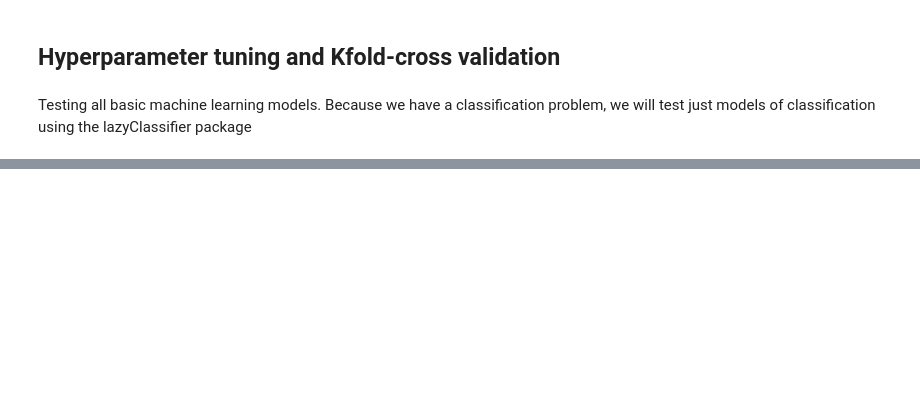
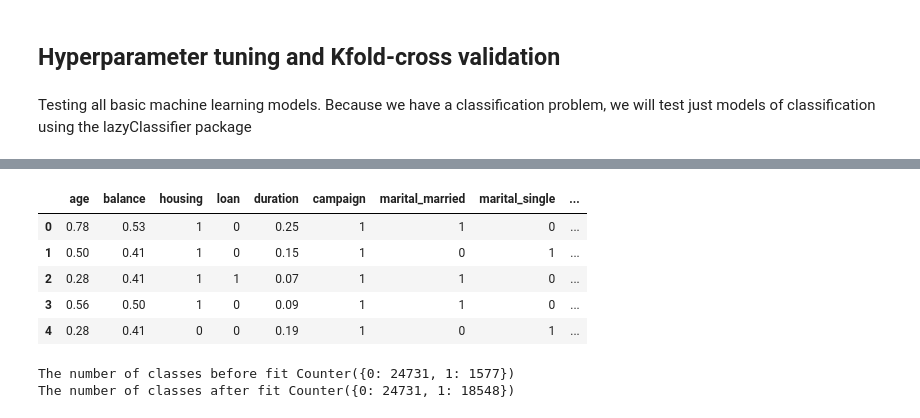
Before and after one commit to gbangout-apziva/term-deposit, a Jupyter notebook: termdeposit.ipynb, the cells around one changed output, grey strips where cells are left out. Saved outputs shown, nothing was run; the diff lists cells and outputs as text; code cells hidden in the pictures; blank space fills up the shorter version.

```diff
--- a/termdeposit.ipynb
+++ b/termdeposit.ipynb
@@ -686,0 +796,13 @@ Tunning parameter improve the accuracy (from 93.74% to 93.96%) but not for the R
+# %%
+selected_feat1 =['age', 'balance', 'housing', 'loan', 'duration','campaign','marital_married', 'marital_single',
+       'contact_cellular', 'contact_unknown', 'education_primary', 'education_tertiary']
+# %%
+X1 = X[selected_feat1]
+X1.head()
+# %% [output]
+|  | age | balance | housing | loan | duration | campaign | marital_married | marital_single | ... |
+| 0 | 0.78 | 0.53 | 1 | 0 | 0.25 | 1 | 1 | 0 | ... |
+| 1 | 0.50 | 0.41 | 1 | 0 | 0.15 | 1 | 0 | 1 | ... |
+| 2 | 0.28 | 0.41 | 1 | 1 | 0.07 | 1 | 1 | 0 | ... |
+| 3 | 0.56 | 0.50 | 1 | 0 | 0.09 | 1 | 1 | 0 | ... |
+| 4 | 0.28 | 0.41 | 0 | 0 | 0.19 | 1 | 0 | 1 | ... |
@@ -686,0 +811,8 @@ Tunning parameter improve the accuracy (from 93.74% to 93.96%) but not for the R
+# %%
+os=RandomOverSampler(0.75)
+X_train_ns1,y_train_ns1=os.fit_resample(X_train1,y_train1)
+print("The number of classes before fit {}".format(Counter(y_train1)))
+print("The number of classes after fit {}".format(Counter(y_train_ns1)))
+# %% [output]
+The number of classes before fit Counter({0: 24731, 1: 1577})
+The number of classes after fit Counter({0: 24731, 1: 18548})
```
Also changed, not shown: parts of 52 cells of this notebook.
